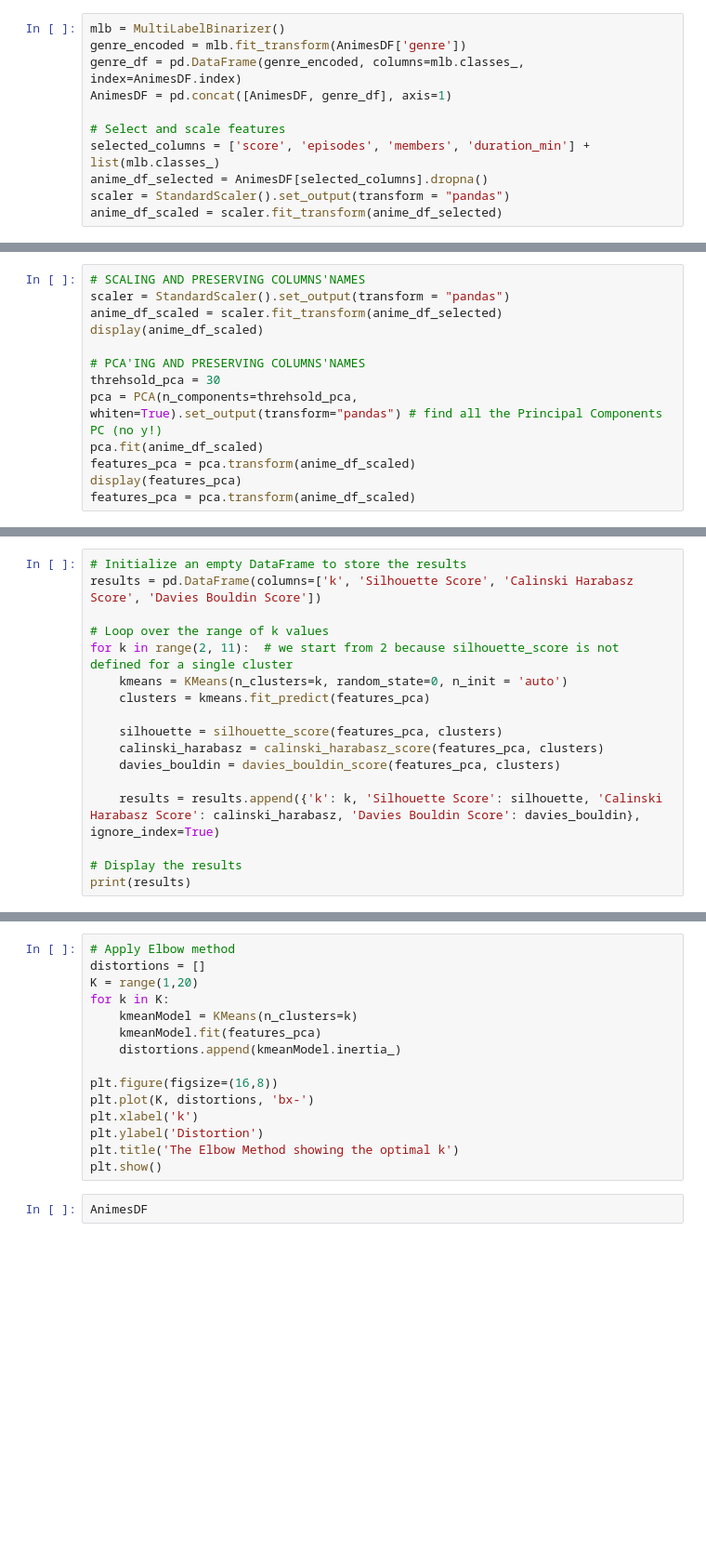
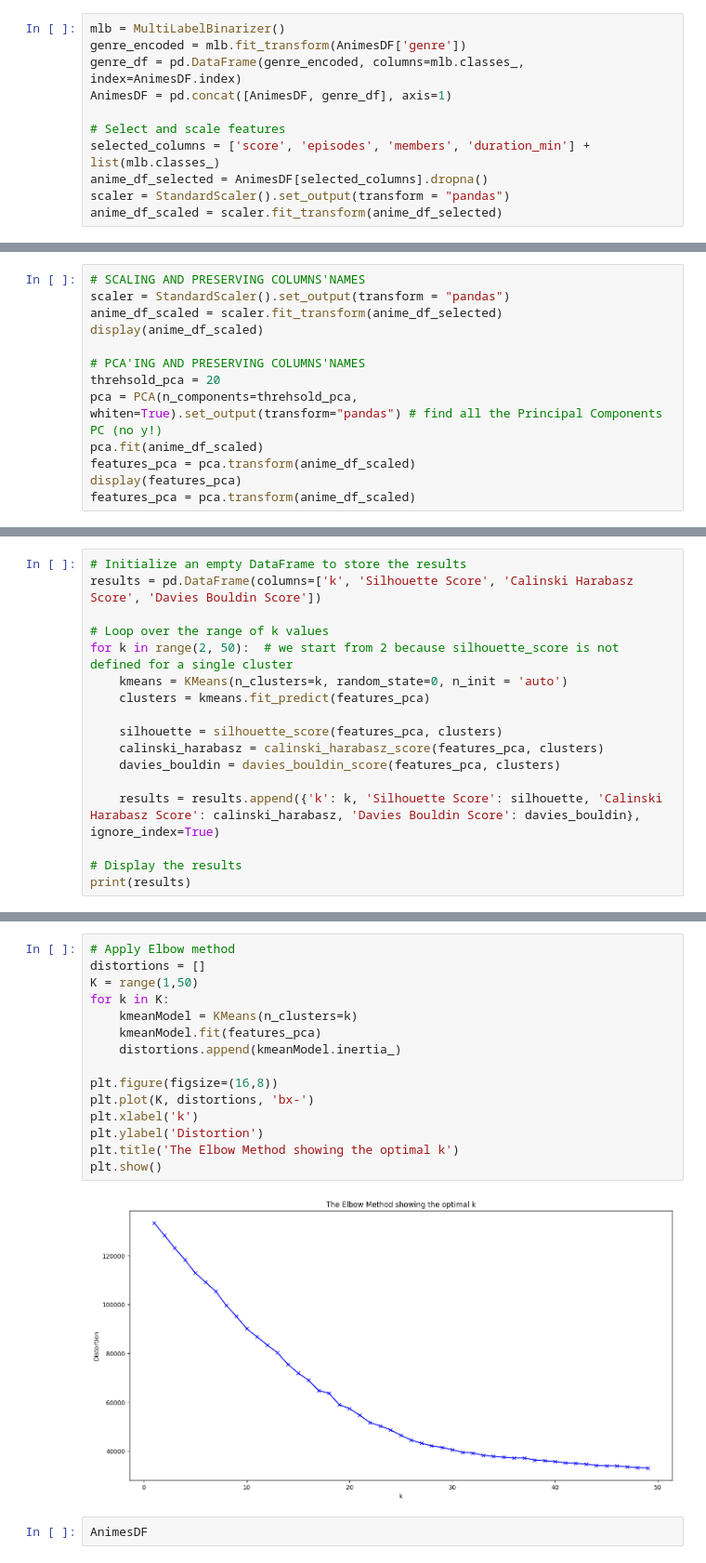
Before and after one commit to saratsiri/anime-rec, a Jupyter notebook: notebooks/saratsiri_anime_rec.ipynb, the cells around one changed output, grey strips where cells are left out. Shown at 93% size. Cells and saved outputs as stored; diff of their text form; blank space fills up the shorter version.

```diff
--- a/notebooks/saratsiri_anime_rec.ipynb
+++ b/notebooks/saratsiri_anime_rec.ipynb
@@ -59,7 +97,7 @@ anime_df_scaled = scaler.fit_transform(anime_df_selected)
 display(anime_df_scaled)
 
 # PCA'ING AND PRESERVING COLUMNS'NAMES
-threhsold_pca = 30
+threhsold_pca = 20
 pca = PCA(n_components=threhsold_pca, whiten=True).set_output(transform="pandas") # find all the Principal Components PC (no y!)
 pca.fit(anime_df_scaled)
 features_pca = pca.transform(anime_df_scaled)
@@ -70,7 +135,7 @@ features_pca = pca.transform(anime_df_scaled)
 results = pd.DataFrame(columns=['k', 'Silhouette Score', 'Calinski Harabasz Score', 'Davies Bouldin Score'])
 
 # Loop over the range of k values
-for k in range(2, 11):  # we start from 2 because silhouette_score is not defined for a single cluster
+for k in range(2, 50):  # we start from 2 because silhouette_score is not defined for a single cluster
     kmeans = KMeans(n_clusters=k, random_state=0, n_init = 'auto')
     clusters = kmeans.fit_predict(features_pca)
 
@@ -116,17 +237,19 @@ plt.show()
 # %%
 # Apply Elbow method
 distortions = []
-K = range(1,20)
+K = range(1,50)
 for k in K:
     kmeanModel = KMeans(n_clusters=k)
     kmeanModel.fit(features_pca)
     distortions.append(kmeanModel.inertia_)
 
 plt.figure(figsize=(16,8))
 plt.plot(K, distortions, 'bx-')
 plt.xlabel('k')
 plt.ylabel('Distortion')
 plt.title('The Elbow Method showing the optimal k')
 plt.show()
+# %% [output]
+[figure, added]
 # %%
 AnimesDF
```
Also changed, not shown: parts of 9 cells of this notebook.
